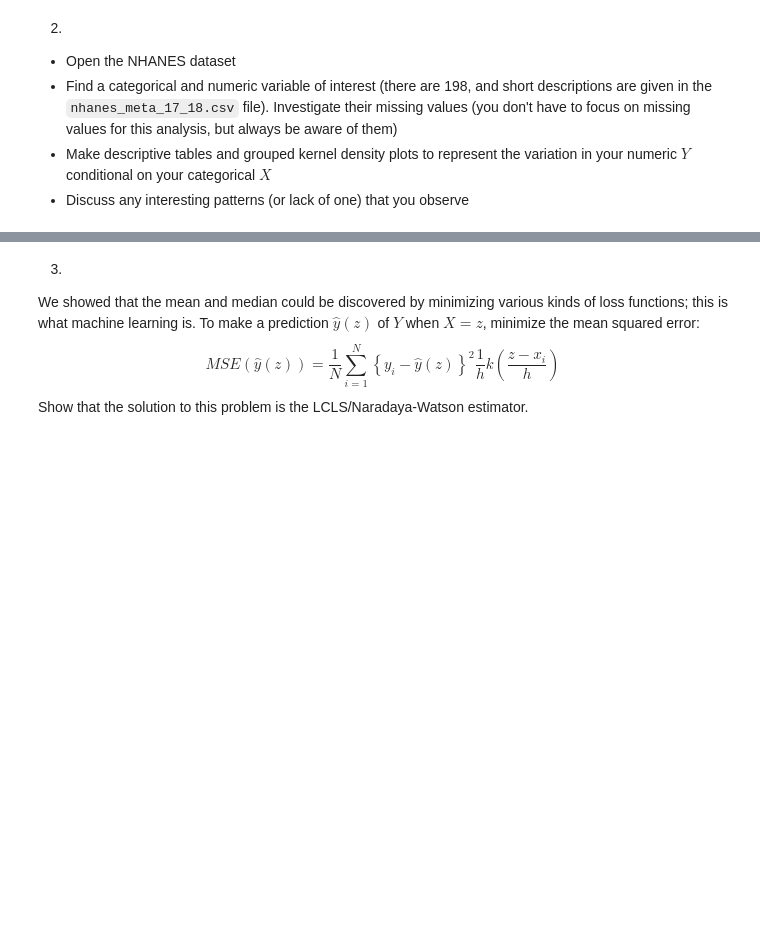
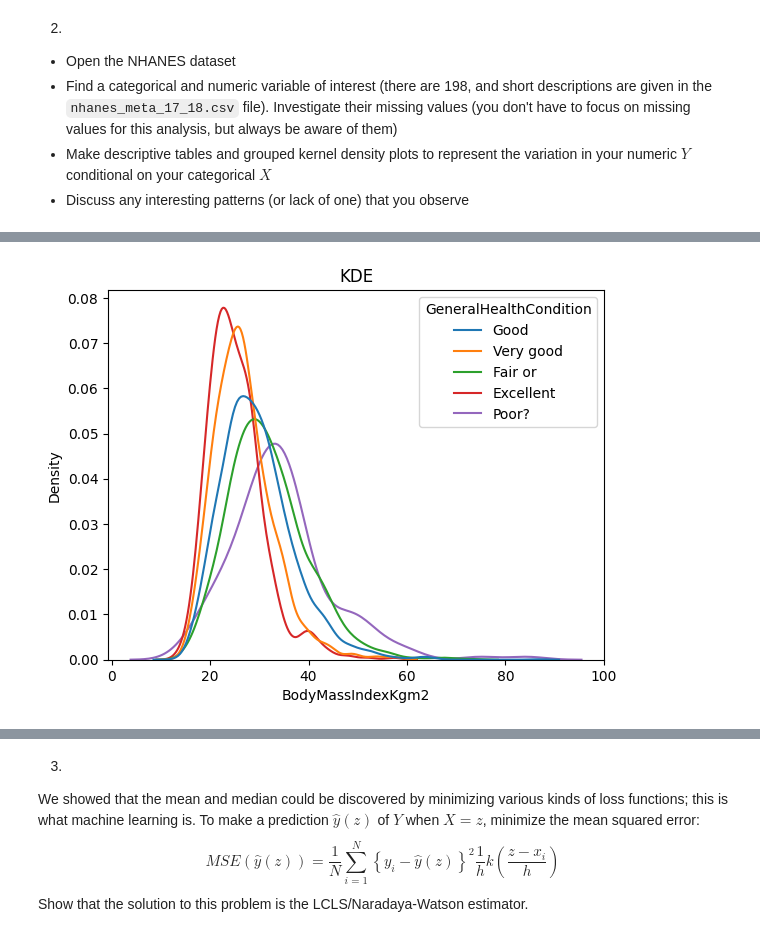
Before and after one commit to tiyeh21/MSDS_5030_Repo, a Jupyter notebook: assignment_3.ipynb, the cells around one changed output, grey strips where cells are left out. Drawn from its saved outputs; the diff is of its cells as text; code cells hidden in the pictures; blank space fills up the shorter version.

```diff
--- a/assignment_3.ipynb
+++ b/assignment_3.ipynb
@@ -64,3 +135,10 @@ Name: count, dtype: int64
 - Find a categorical and numeric variable of interest (there are 198, and short descriptions are given in the `nhanes_meta_17_18.csv` file). Investigate their missing values (you don't have to focus on missing values for this analysis, but always be aware of them)
 - Make descriptive tables and grouped kernel density plots to represent the variation in your numeric $Y$ conditional on your categorical $X$
 - Discuss any interesting patterns (or lack of one) that you observe
+# %%
+missing_values_count = NHANES['GeneralHealthCondition'].isnull().sum()
+print(f"Missing values in 'GeneralHealthCondition': {missing_values_count}")
+NHANES_NEW = NHANES.dropna(subset=['GeneralHealthCondition'])
+row_count = len(NHANES_NEW)
+print(f"Total number of rows: {row_count}")
+NHANES_NEW['GeneralHealthCondition'].value_counts(dropna=False)
@@ -66,0 +155,7 @@ Name: count, dtype: int64
+# %%
+missing_values_count = NHANES_NEW['BodyMassIndexKgm2'].isnull().sum()
+print(f"Missing values in 'BodyMassIndexKgm2': {missing_values_count}")
+NHANES_Final = NHANES_NEW.dropna(subset=['BodyMassIndexKgm2'])
+row_count = len(NHANES_Final)
+print(f"Total number of rows: {row_count}")
+NHANES_Final['BodyMassIndexKgm2'].value_counts(dropna=False)
@@ -66,0 +178,6 @@ Name: count, dtype: int64
+# %%
+NHANES_Final_Analysis_2 = NHANES_Final[['GeneralHealthCondition', 'BodyMassIndexKgm2']]
+# NHANES_Final_Analysis.isnull().sum()
+# NHANES_Final_Analysis_2.head()
+print(NHANES_Final_Analysis_2.value_counts(dropna=False))
+print(NHANES_Final_Analysis_2.describe())
@@ -66,0 +202,7 @@ Name: count, dtype: int64
+# %%
+import seaborn as sns
+conditioner = 'GeneralHealthCondition'
+sns.kdeplot( data=NHANES_Final_Analysis_2, x='BodyMassIndexKgm2', hue= conditioner, common_norm=False ).set(title='KDE')
+plt.show()
+# %% [output]
+[figure, added]
```
Also changed, not shown: parts of 21 cells of this notebook.
